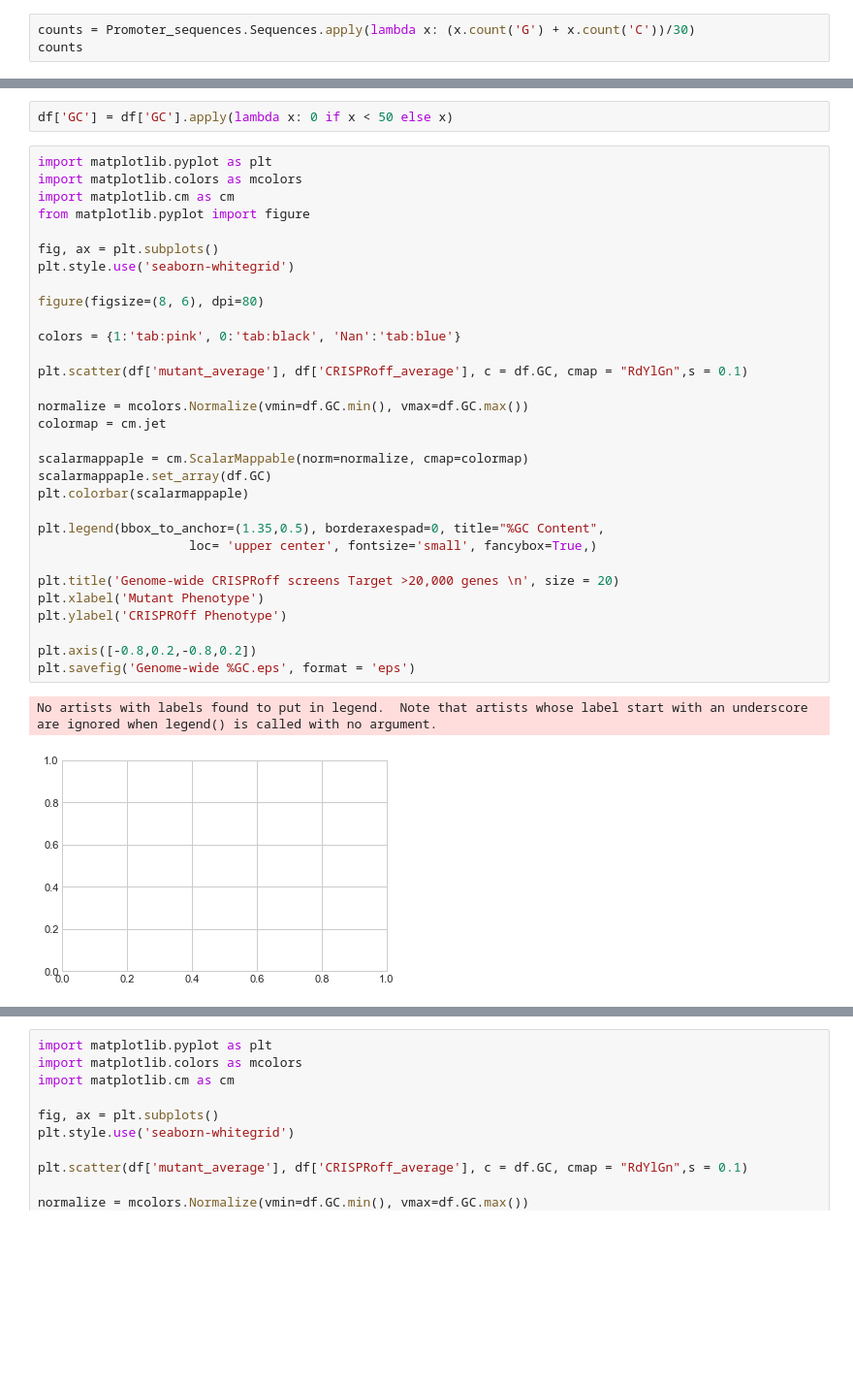
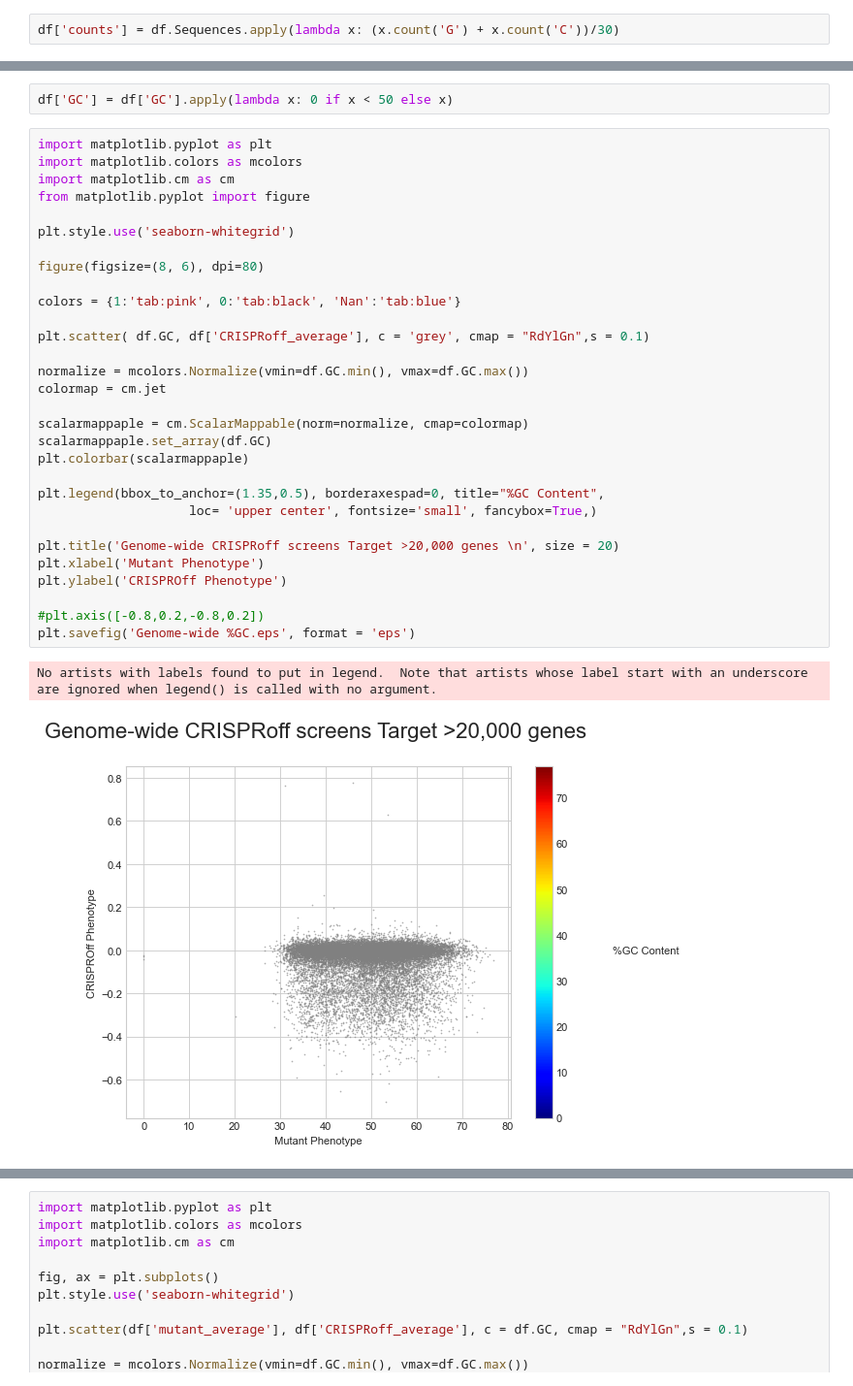
Before and after one commit to sermare/DeepOff, a Jupyter notebook: 1000 essential genes.ipynb, the cells around one changed output, grey strips where cells are left out. Shown at 97% size. Drawn from its saved outputs; the diff is of its cells as text; blank space fills up the shorter version.

```diff
--- a/1000 essential genes.ipynb
+++ b/1000 essential genes.ipynb
@@ -87,5 +85,4 @@ Promoter_sequences = Promoter_sequences.dropna()
 # %% [markdown]
 ### Benchmark for the %GC Rich content
 # %%
-counts = Promoter_sequences.Sequences.apply(lambda x: (x.count('G') + x.count('C'))/30)
-counts
+df['counts'] = df.Sequences.apply(lambda x: (x.count('G') + x.count('C'))/30)
@@ -165,34 +134,33 @@ df['GC'] = df['GC'].apply(lambda x: 0 if x < 50 else x)
 # %%
 import matplotlib.pyplot as plt
 import matplotlib.colors as mcolors
 import matplotlib.cm as cm
 from matplotlib.pyplot import figure
 
-fig, ax = plt.subplots()
 plt.style.use('seaborn-whitegrid')
 
 figure(figsize=(8, 6), dpi=80)
 
 colors = {1:'tab:pink', 0:'tab:black', 'Nan':'tab:blue'}
 
-plt.scatter(df['mutant_average'], df['CRISPRoff_average'], c = df.GC, cmap = "RdYlGn",s = 0.1)
+plt.scatter( df.GC, df['CRISPRoff_average'], c = 'grey', cmap = "RdYlGn",s = 0.1)
 
 normalize = mcolors.Normalize(vmin=df.GC.min(), vmax=df.GC.max())
 colormap = cm.jet
 
 scalarmappaple = cm.ScalarMappable(norm=normalize, cmap=colormap)
 scalarmappaple.set_array(df.GC)
 plt.colorbar(scalarmappaple)
 
 plt.legend(bbox_to_anchor=(1.35,0.5), borderaxespad=0, title="%GC Content",
                     loc= 'upper center', fontsize='small', fancybox=True,)
 
 plt.title('Genome-wide CRISPRoff screens Target >20,000 genes \n', size = 20)
 plt.xlabel('Mutant Phenotype')
 plt.ylabel('CRISPROff Phenotype')
 
-plt.axis([-0.8,0.2,-0.8,0.2])
+#plt.axis([-0.8,0.2,-0.8,0.2])
 plt.savefig('Genome-wide %GC.eps', format = 'eps')
 # %% [output]
 No artists with labels found to put in legend.  Note that artists whose label start with an underscore are ignored when legend() is called with no argument.
-[figure, old version]
+[figure, new version]
```
Also changed, not shown: parts of 56 cells of this notebook, 3 other files.
